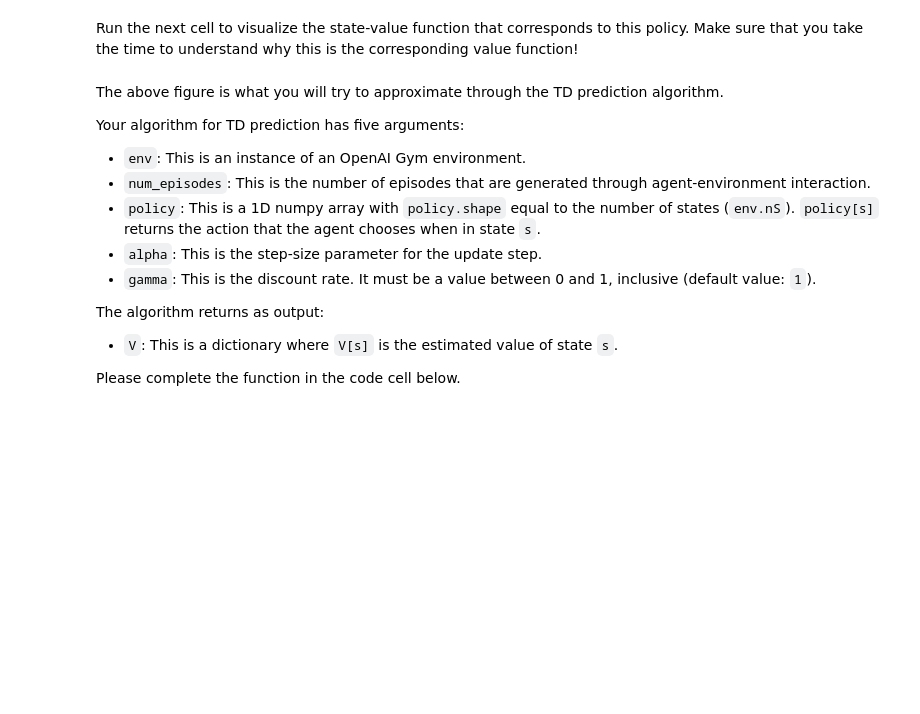
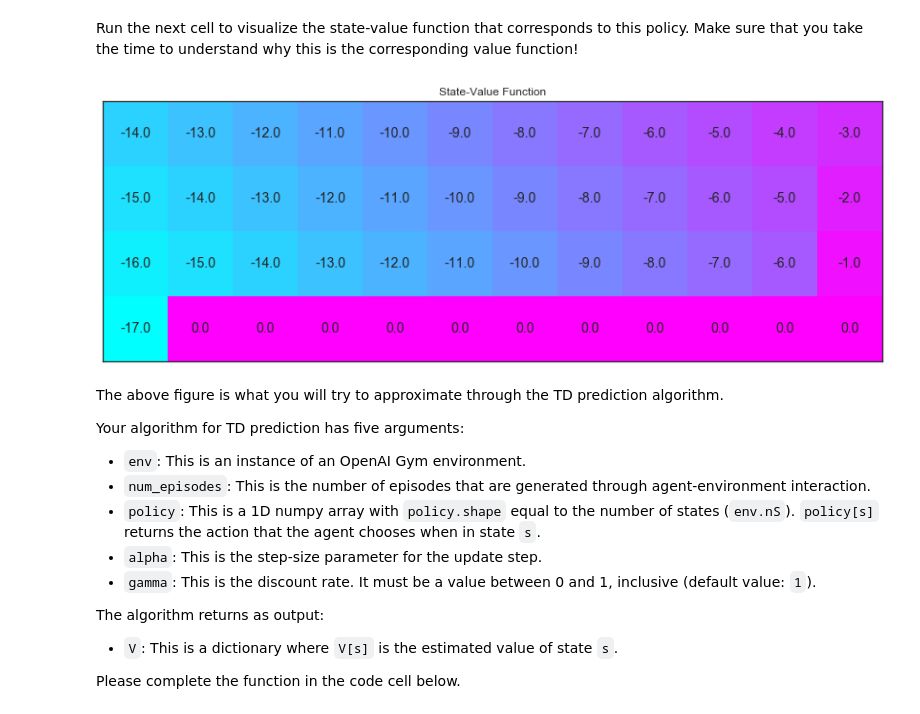
Before and after one commit to AprilYoungs/Deep-learning, a Jupyter notebook: RL/tutorials/temporal_diff_method/Temporal_Difference.ipynb, the cells around one changed output. Drawn from its saved outputs; the diff is of its cells as text; code cells hidden in the pictures; blank space fills up the shorter version.

```diff
--- a/RL/tutorials/temporal_diff_method/Temporal_Difference.ipynb
+++ b/RL/tutorials/temporal_diff_method/Temporal_Difference.ipynb
@@ -76,12 +78,14 @@ Run the next cell to visualize the state-value function that corresponds to this
 # %%
 V_true = np.zeros((4,12))
 for i in range(3):
-    V_true[0:12][i] = -np.arange(3, 15)[::-1] - i
-V_true[1][11] = -2
-V_true[2][11] = -1
-V_true[3][0] = -17
+    V_true[i,:] = -np.arange(3, 15)[::-1] - i
+V_true[1,11] = -2
+V_true[2,11] = -1
+V_true[3, 0] = -17
 
 plot_values(V_true)
+# %% [output]
+[figure, added]
 # %% [markdown]
 The above figure is what you will try to approximate through the TD prediction algorithm.
 
```
Also changed, not shown: parts of 13 cells of this notebook, 4 other files.
